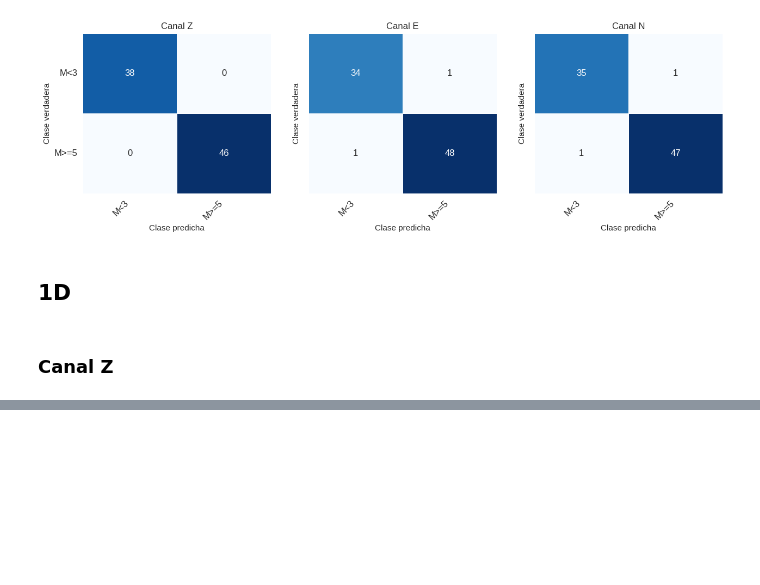
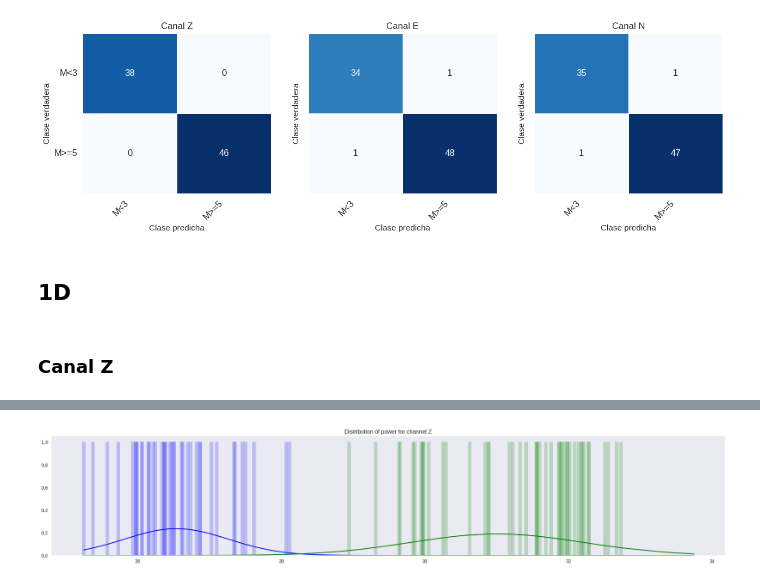
Before and after one commit to simonvidal99/Trigger, a Jupyter notebook: newdbprocessing.ipynb, the cells around one changed output, grey strips where cells are left out. Cells and saved outputs as stored; diff of their text form; code cells hidden in the pictures; blank space fills up the shorter version.

```diff
--- a/newdbprocessing.ipynb
+++ b/newdbprocessing.ipynb
@@ -1177,15 +1214,0 @@ plt.show()
-# %%
-
-# Crear un gráfico de densidad de las potencias de los eventos sísmicos
-plt.figure(figsize=(10,6))
-plt.title('Densidad de las potencias de los eventos sísmicos')
-colors = ['blue', 'orange']  # Definir los colores para cada clase
-for i in range(2):
-    mask = (y_pred == i)  # Crear una máscara booleana
-    subset = X_test[mask]  # Aplicar la máscara a X_test
-    subset = np.squeeze(subset)  # Eliminar las dimensiones de tamaño uno
-    if len(subset) > 0:
-        plt.hist(subset, bins=30, density=False, alpha=0.5, color=colors[i], label=f'Clase {i}')
-plt.legend()
-plt.ylim([0, 10])  # Cambiar la escala del eje y
-plt.show()
@@ -1235,0 +1215,20 @@ plt.show()
+# %%
+# Create a figure and axis
+fig, ax = plt.subplots(figsize=(20, 4))
+
+# Individual bars for each data point
+for i, x_val in enumerate(X_test_z):
+    ax.bar(x_val, 1, color='blue' if labels_z[i] == 0 else 'green', alpha=0.2, width=0.05)
+
+# Probability density curves
+ax.plot(x_axis, weights_z[0] * stats.norm.pdf(x_axis, means_z[0], np.sqrt(covars_z[0])).ravel(), c='blue')
+ax.plot(x_axis, weights_z[1] * stats.norm.pdf(x_axis, means_z[1], np.sqrt(covars_z[1])).ravel(), c='green')
+
+# Title and grid
+ax.set_title('Distribution of power for channel Z')
+ax.grid()
+
+# Show the plot
+plt.show()
+# %% [output]
+[figure, added]
```
Also changed, not shown: parts of 24 cells of this notebook, 1 other file.
